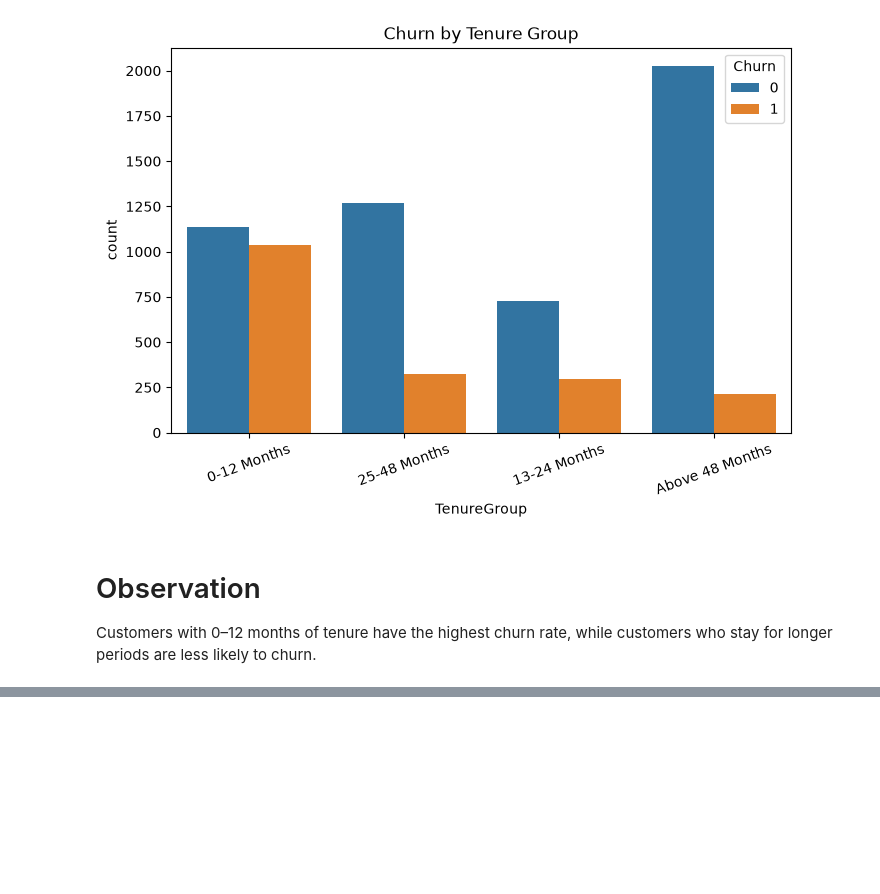
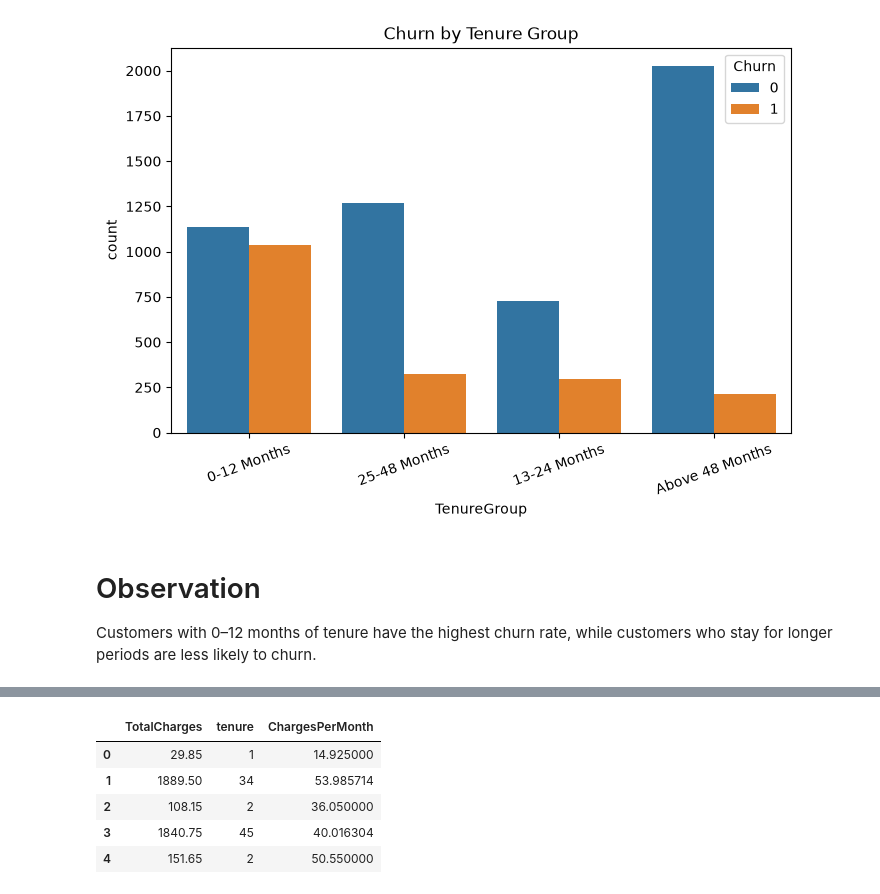
Before and after one commit to janupalliradhika/customer-churn-prediction, a Jupyter notebook: notebooks/eda.ipynb, the cells around one changed output, grey strips where cells are left out. Cells and saved outputs as stored; diff of their text form; code cells hidden in the pictures; blank space fills up the shorter version.

```diff
--- a/notebooks/eda.ipynb
+++ b/notebooks/eda.ipynb
@@ -724,0 +740,9 @@ Customers with 0–12 months of tenure have the highest churn rate, while custom
+# %%
+df[["TotalCharges", "tenure", "ChargesPerMonth"]].head()
+# %% [output]
+|  | TotalCharges | tenure | ChargesPerMonth |
+| 0 | 29.85 | 1 | 14.925000 |
+| 1 | 1889.50 | 34 | 53.985714 |
+| 2 | 108.15 | 2 | 36.050000 |
+| 3 | 1840.75 | 45 | 40.016304 |
+| 4 | 151.65 | 2 | 50.550000 |
```
Also changed, not shown: parts of 7 cells of this notebook.
